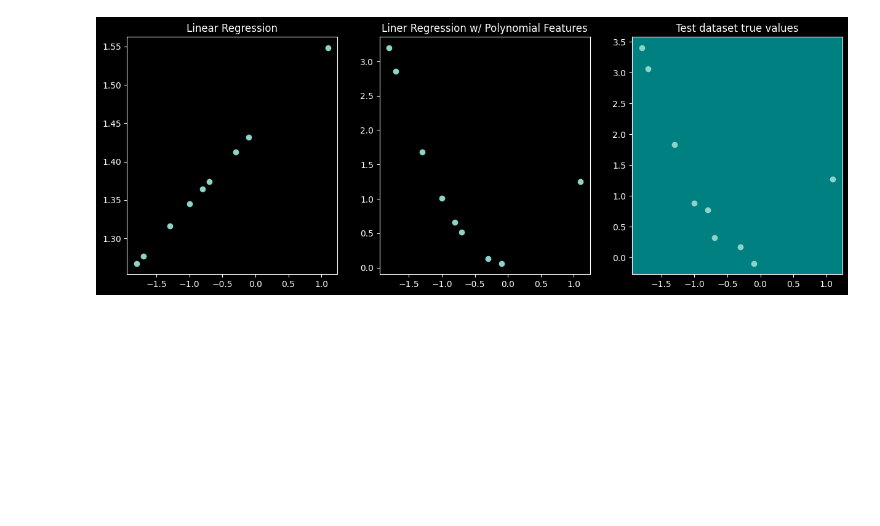
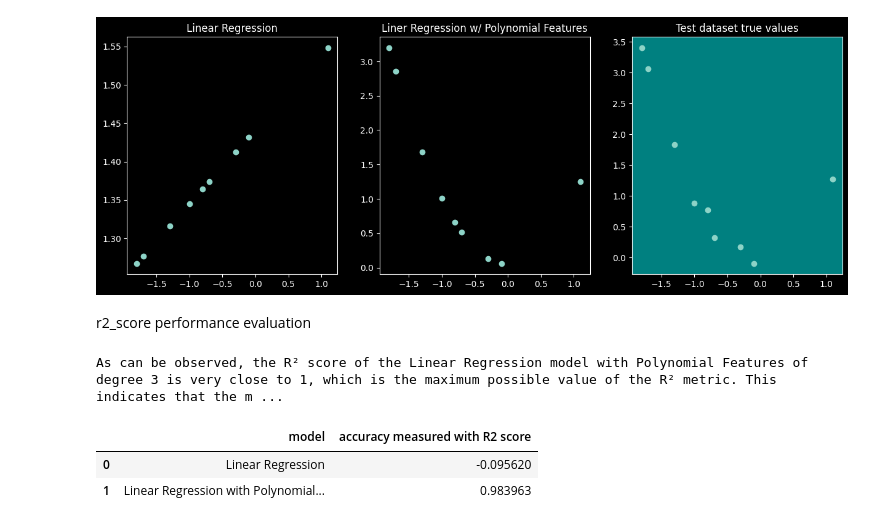
Before and after one commit to JeremiJL/MIW, a Jupyter notebook: projects/project_03/task.ipynb, the cells around one changed output. Cells and saved outputs as stored; diff of their text form; code cells hidden in the pictures; blank space fills up the shorter version.

Commit message:
added r2 evaluation raport

```diff
--- a/projects/project_03/task.ipynb
+++ b/projects/project_03/task.ipynb
@@ -335,14 +335,14 @@ plt.show()
 # %% [markdown]
 compare linear regression models with and without polynomial feature enrichment
 # %%
-y_predictions = linear_regression_model.predict(X_test)
+y_predictions_without_poly = linear_regression_model.predict(X_test)
 y_predictions_with_poly = linear_regression_polynomial_model.predict(X_test_polynomials)
 
 fig, (ax1, ax2, ax3) = plt.subplots(1,3)
 plt.gca().set_facecolor('teal')
 plt.title("Compared evaluation")
 
-ax1.scatter(X_test, y_predictions)
+ax1.scatter(X_test, y_predictions_without_poly)
 ax1.set_title("Linear Regression")
 
 ax2.scatter(X_test, y_predictions_with_poly)
@@ -357,3 +357,24 @@ fig.set_figheight(5)
 plt.show()
 # %% [output]
 [figure]
+# %% [markdown]
+r2_score performance evaluation
+# %%
+from sklearn.metrics import r2_score
+import pandas as pd
+import numpy as np
+
+r2_score_without_poly = r2_score(y_test, y_predictions_without_poly)
+r2_score_with_poly = r2_score(y_test, y_predictions_with_poly)
+
+comparison_table = pd.DataFrame(
+    {"model": ["Linear Regression", "Linear Regression with Polynomial Feature (3)"], "accuracy measured with R2 score": [r2_score_without_poly, r2_score_with_poly]}
+)
+
+print("As can be observed, the R² score of the Linear Regression model with Polynomial Features of degree 3 is very close to 1, which is the maximum possible value of the R² metric. This indicates that the model fits the data very well.")
+comparison_table
+# %% [output]
+As can be observed, the R² score of the Linear Regression model with Polynomial Features of degree 3 is very close to 1, which is the maximum possible value of the R² metric. This indicates that the m ...
+|  | model | accuracy measured with R2 score |
+| 0 | Linear Regression | -0.095620 |
+| 1 | Linear Regression with Polynomial... | 0.983963 |
```
Also changed, not shown: parts of 6 cells of this notebook, 1 other file.
